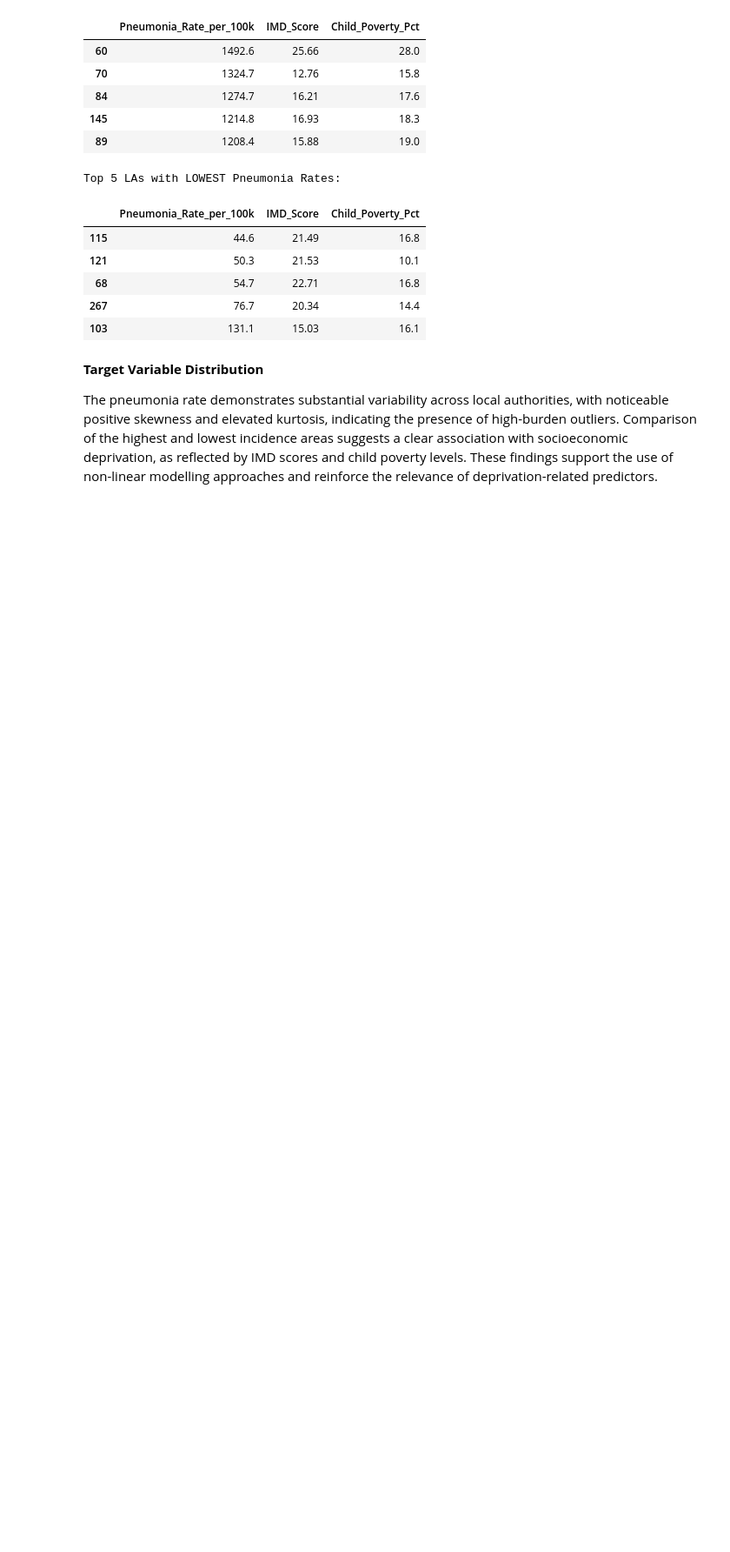
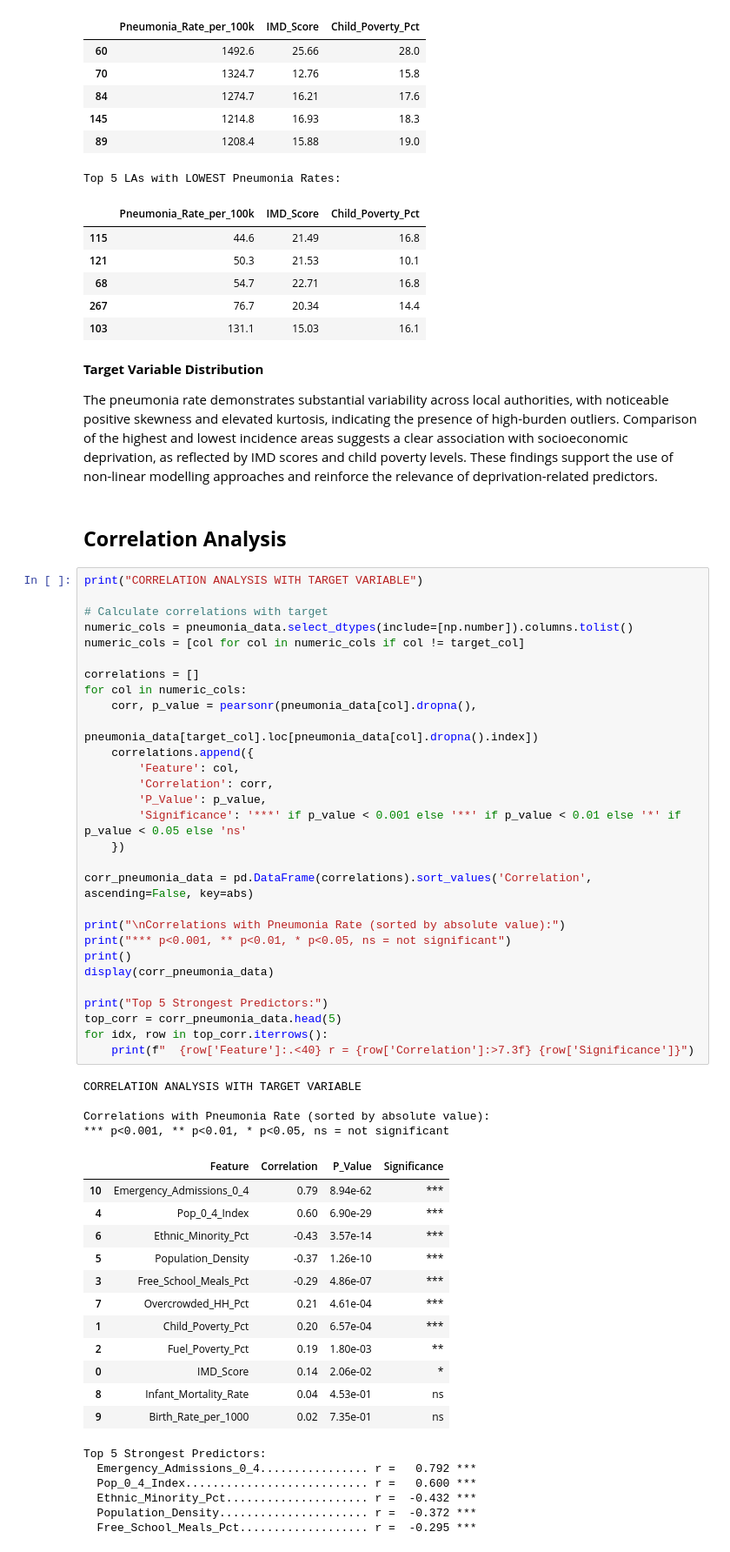
Before and after one commit to IfeakanduBenedict/pediatric-pneumonia-ml-england, a Jupyter notebook: Pediatric_Pneumonia_Analysis.ipynb, the cells around one changed output. Shown at 87% size. Cells and saved outputs as stored; diff of their text form; blank space fills up the shorter version.

```diff
--- a/Pediatric_Pneumonia_Analysis.ipynb
+++ b/Pediatric_Pneumonia_Analysis.ipynb
@@ -382,3 +382,57 @@ Top 5 LAs with LOWEST Pneumonia Rates:
 **Target Variable Distribution**
 
 The pneumonia rate demonstrates substantial variability across local authorities, with noticeable positive skewness and elevated kurtosis, indicating the presence of high-burden outliers. Comparison of the highest and lowest incidence areas suggests a clear association with socioeconomic deprivation, as reflected by IMD scores and child poverty levels. These findings support the use of non-linear modelling approaches and reinforce the relevance of deprivation-related predictors.
+# %% [markdown]
+## **Correlation Analysis**
+# %%
+print("CORRELATION ANALYSIS WITH TARGET VARIABLE")
+
+# Calculate correlations with target
+numeric_cols = pneumonia_data.select_dtypes(include=[np.number]).columns.tolist()
+numeric_cols = [col for col in numeric_cols if col != target_col]
+
+correlations = []
+for col in numeric_cols:
+    corr, p_value = pearsonr(pneumonia_data[col].dropna(),
+                             pneumonia_data[target_col].loc[pneumonia_data[col].dropna().index])
+    correlations.append({
+        'Feature': col,
+        'Correlation': corr,
+        'P_Value': p_value,
+        'Significance': '***' if p_value < 0.001 else '**' if p_value < 0.01 else '*' if p_value < 0.05 else 'ns'
+    })
+
+corr_pneumonia_data = pd.DataFrame(correlations).sort_values('Correlation', ascending=False, key=abs)
+
+print("\nCorrelations with Pneumonia Rate (sorted by absolute value):")
+print("*** p<0.001, ** p<0.01, * p<0.05, ns = not significant")
+print()
+display(corr_pneumonia_data)
+
+print("Top 5 Strongest Predictors:")
+top_corr = corr_pneumonia_data.head(5)
+for idx, row in top_corr.iterrows():
+    print(f"  {row['Feature']:.<40} r = {row['Correlation']:>7.3f} {row['Significance']}")
+# %% [output]
+CORRELATION ANALYSIS WITH TARGET VARIABLE
+
+Correlations with Pneumonia Rate (sorted by absolute value):
+*** p<0.001, ** p<0.01, * p<0.05, ns = not significant
+|  | Feature | Correlation | P_Value | Significance |
+| 10 | Emergency_Admissions_0_4 | 0.79 | 8.94e-62 | *** |
+| 4 | Pop_0_4_Index | 0.60 | 6.90e-29 | *** |
+| 6 | Ethnic_Minority_Pct | -0.43 | 3.57e-14 | *** |
+| 5 | Population_Density | -0.37 | 1.26e-10 | *** |
+| 3 | Free_School_Meals_Pct | -0.29 | 4.86e-07 | *** |
+| 7 | Overcrowded_HH_Pct | 0.21 | 4.61e-04 | *** |
+| 1 | Child_Poverty_Pct | 0.20 | 6.57e-04 | *** |
+| 2 | Fuel_Poverty_Pct | 0.19 | 1.80e-03 | ** |
+| 0 | IMD_Score | 0.14 | 2.06e-02 | * |
+| 8 | Infant_Mortality_Rate | 0.04 | 4.53e-01 | ns |
+| 9 | Birth_Rate_per_1000 | 0.02 | 7.35e-01 | ns |
+Top 5 Strongest Predictors:
+  Emergency_Admissions_0_4................ r =   0.792 ***
+  Pop_0_4_Index........................... r =   0.600 ***
+  Ethnic_Minority_Pct..................... r =  -0.432 ***
+  Population_Density...................... r =  -0.372 ***
+  Free_School_Meals_Pct................... r =  -0.295 ***
```
